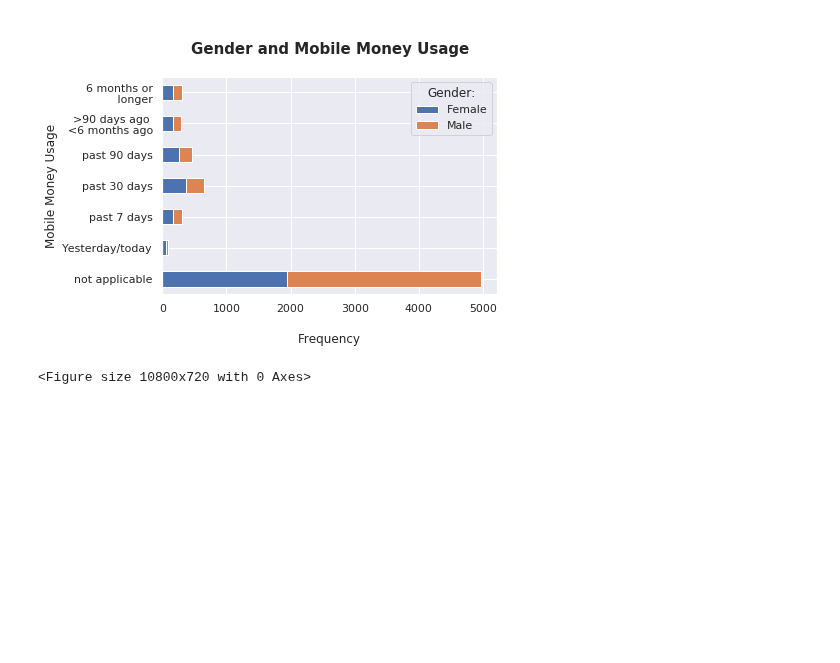
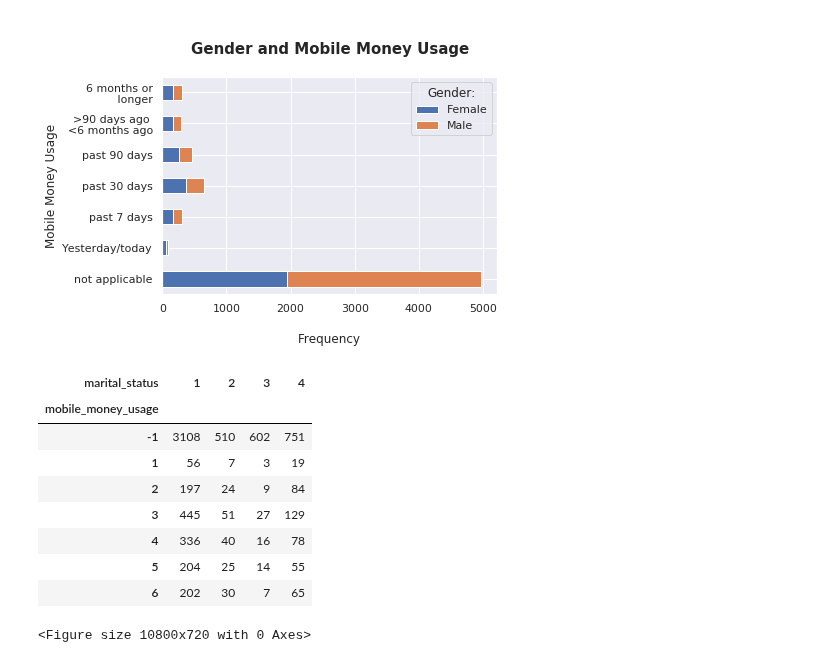
Before and after one commit to boitshepo97/tanzania-mobile-money, a Jupyter notebook: Financial Services Use In Tanzania.ipynb, the cells around one changed output. Cells and saved outputs as stored; diff of their text form; code cells hidden in the pictures; blank space fills up the shorter version.

```diff
--- a/Financial Services Use In Tanzania.ipynb
+++ b/Financial Services Use In Tanzania.ipynb
@@ -295,4 +319,18 @@ plt.show()
 # %% [output]
 <Figure size 7200x5040 with 0 Axes>
 [figure]
+# %%
+# Comparing Mobile Money Usage with Relationship Status.
+marital_status = mob_mon.groupby(['marital_status', 'mobile_money_usage']).size().reset_index().pivot(columns='marital_status', index='mobile_money_usage', values=0)
+marital_status
+# %% [output]
+| marital_status | 1 | 2 | 3 | 4 |
+| mobile_money_usage |  |  |  |  |
+| -1 | 3108 | 510 | 602 | 751 |
+| 1 | 56 | 7 | 3 | 19 |
+| 2 | 197 | 24 | 9 | 84 |
+| 3 | 445 | 51 | 27 | 129 |
+| 4 | 336 | 40 | 16 | 78 |
+| 5 | 204 | 25 | 14 | 55 |
+| 6 | 202 | 30 | 7 | 65 |
 # %%
```
Also changed, not shown: parts of 10 cells of this notebook.
